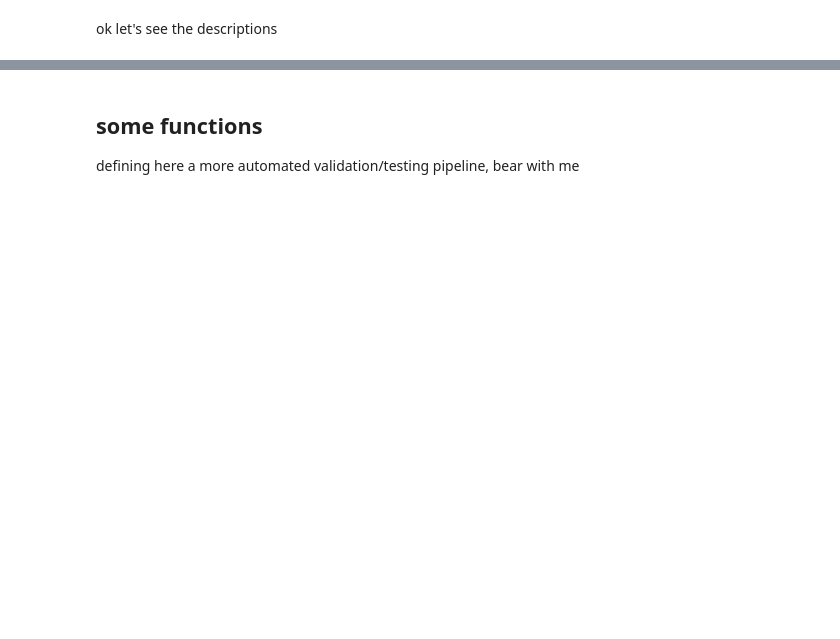
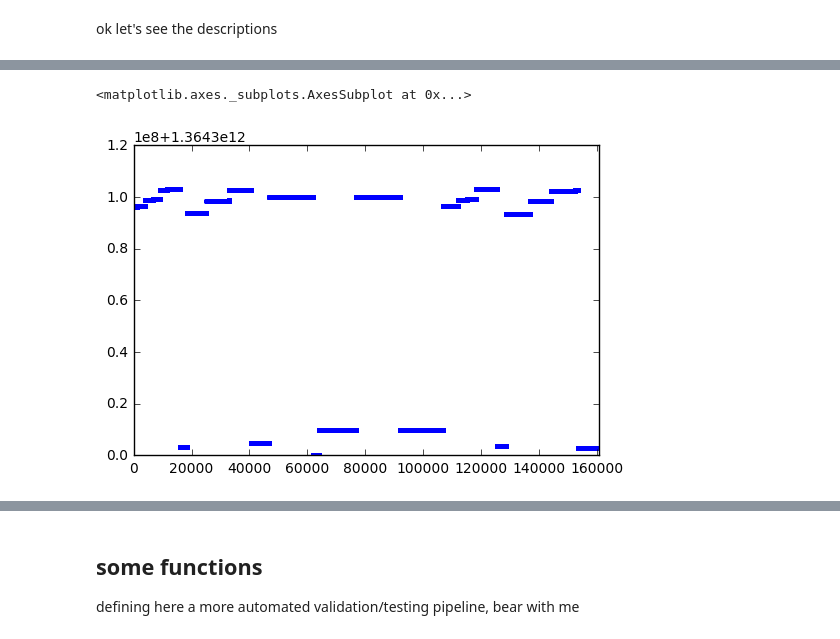
Before and after one commit to AndreaMassari/activity_recognition, a Jupyter notebook: Activity_Recognition.ipynb, the cells around one changed output, grey strips where cells are left out. Cells and saved outputs as stored; diff of their text form; code cells hidden in the pictures; blank space fills up the shorter version.

```diff
--- a/Activity_Recognition.ipynb
+++ b/Activity_Recognition.ipynb
@@ -266,0 +84,5 @@ x,y=dataprep()
+# %%
+df_arm["Time_Stamp"].plot(style='.')
+# %% [output]
+<matplotlib.axes._subplots.AxesSubplot at 0x...>
+[figure, added]
```
Also changed, not shown: parts of 88 cells of this notebook, 8 other files.
